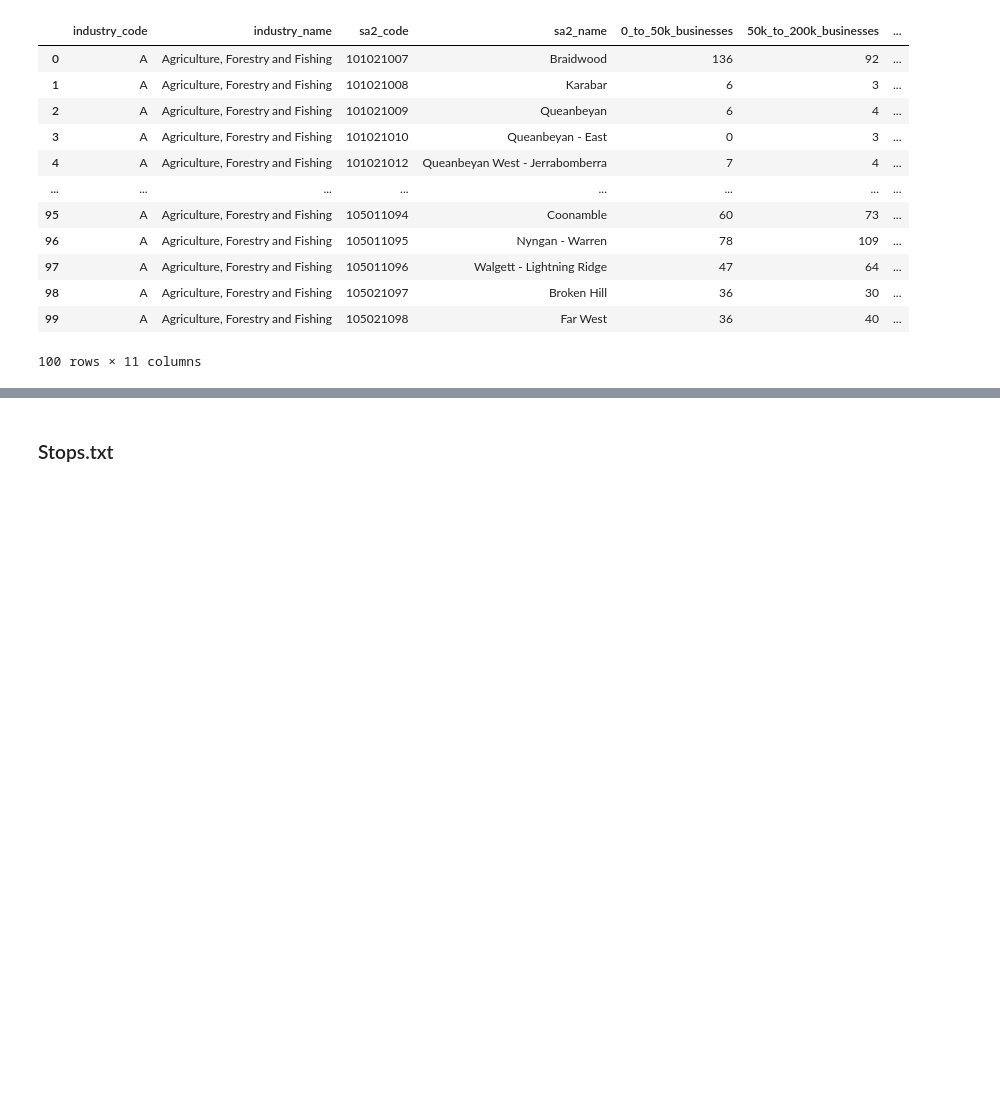
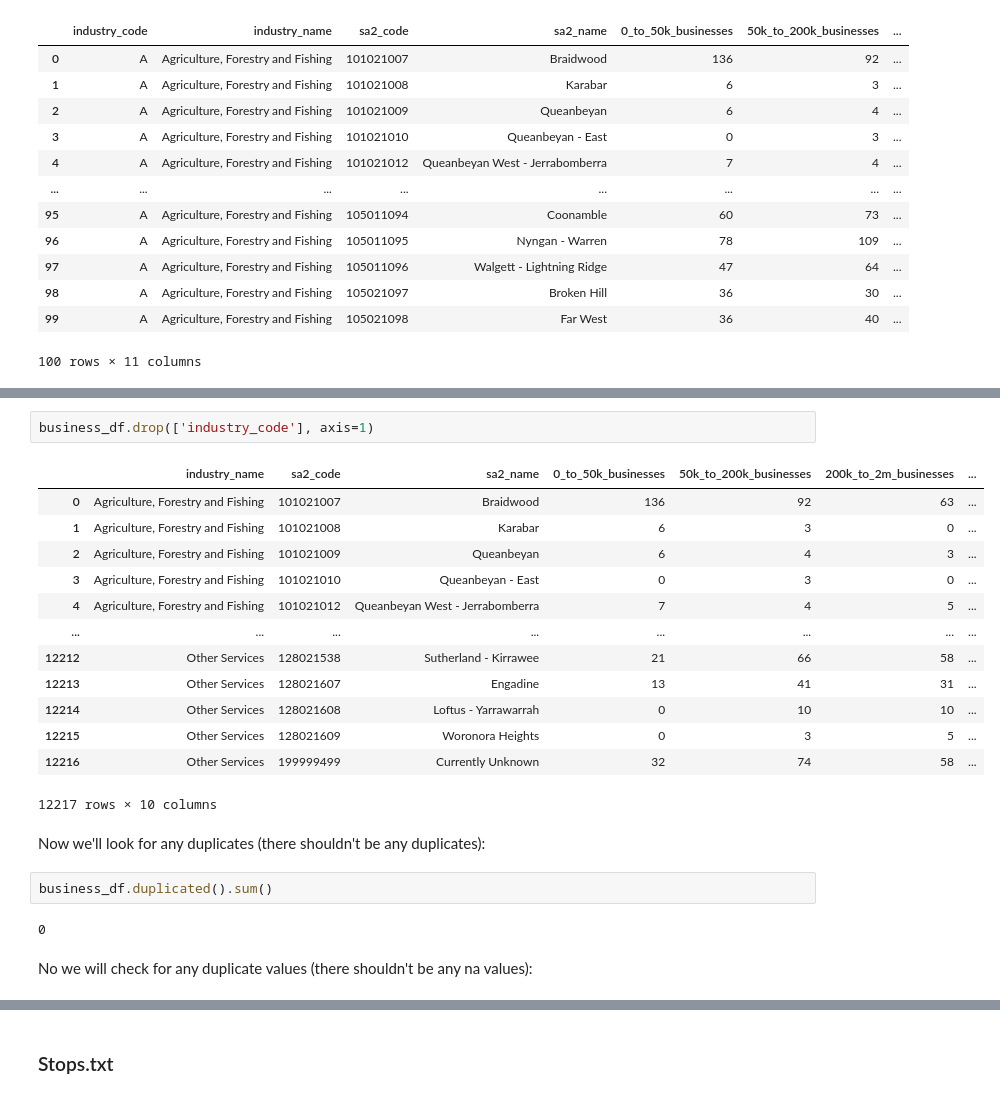
Before and after one commit to infernocadet/greater-sydney-analysis, a Jupyter notebook: Greater Sydney Analysis.ipynb, the cells around one changed output, grey strips where cells are left out. Saved outputs shown, nothing was run; the diff lists cells and outputs as text; blank space fills up the shorter version.

```diff
--- a/Greater Sydney Analysis.ipynb
+++ b/Greater Sydney Analysis.ipynb
@@ -121,0 +159,24 @@ Other Services
+# %%
+business_df.drop(['industry_code'], axis=1)
+# %% [output]
+|  | industry_name | sa2_code | sa2_name | 0_to_50k_businesses | 50k_to_200k_businesses | 200k_to_2m_businesses | ... |
+| 0 | Agriculture, Forestry and Fishing | 101021007 | Braidwood | 136 | 92 | 63 | ... |
+| 1 | Agriculture, Forestry and Fishing | 101021008 | Karabar | 6 | 3 | 0 | ... |
+| 2 | Agriculture, Forestry and Fishing | 101021009 | Queanbeyan | 6 | 4 | 3 | ... |
+| 3 | Agriculture, Forestry and Fishing | 101021010 | Queanbeyan - East | 0 | 3 | 0 | ... |
+| 4 | Agriculture, Forestry and Fishing | 101021012 | Queanbeyan West - Jerrabomberra | 7 | 4 | 5 | ... |
+| ... | ... | ... | ... | ... | ... | ... | ... |
+| 12212 | Other Services | 128021538 | Sutherland - Kirrawee | 21 | 66 | 58 | ... |
+| 12213 | Other Services | 128021607 | Engadine | 13 | 41 | 31 | ... |
+| 12214 | Other Services | 128021608 | Loftus - Yarrawarrah | 0 | 10 | 10 | ... |
+| 12215 | Other Services | 128021609 | Woronora Heights | 0 | 3 | 5 | ... |
+| 12216 | Other Services | 199999499 | Currently Unknown | 32 | 74 | 58 | ... |
+12217 rows × 10 columns
+# %% [markdown]
+Now we'll look for any duplicates (there shouldn't be any duplicates):
+# %%
+business_df.duplicated().sum()
+# %% [output]
+0
+# %% [markdown]
+No we will check for any duplicate values (there shouldn't be any na values):
```
Also changed, not shown: parts of 59 cells of this notebook.
